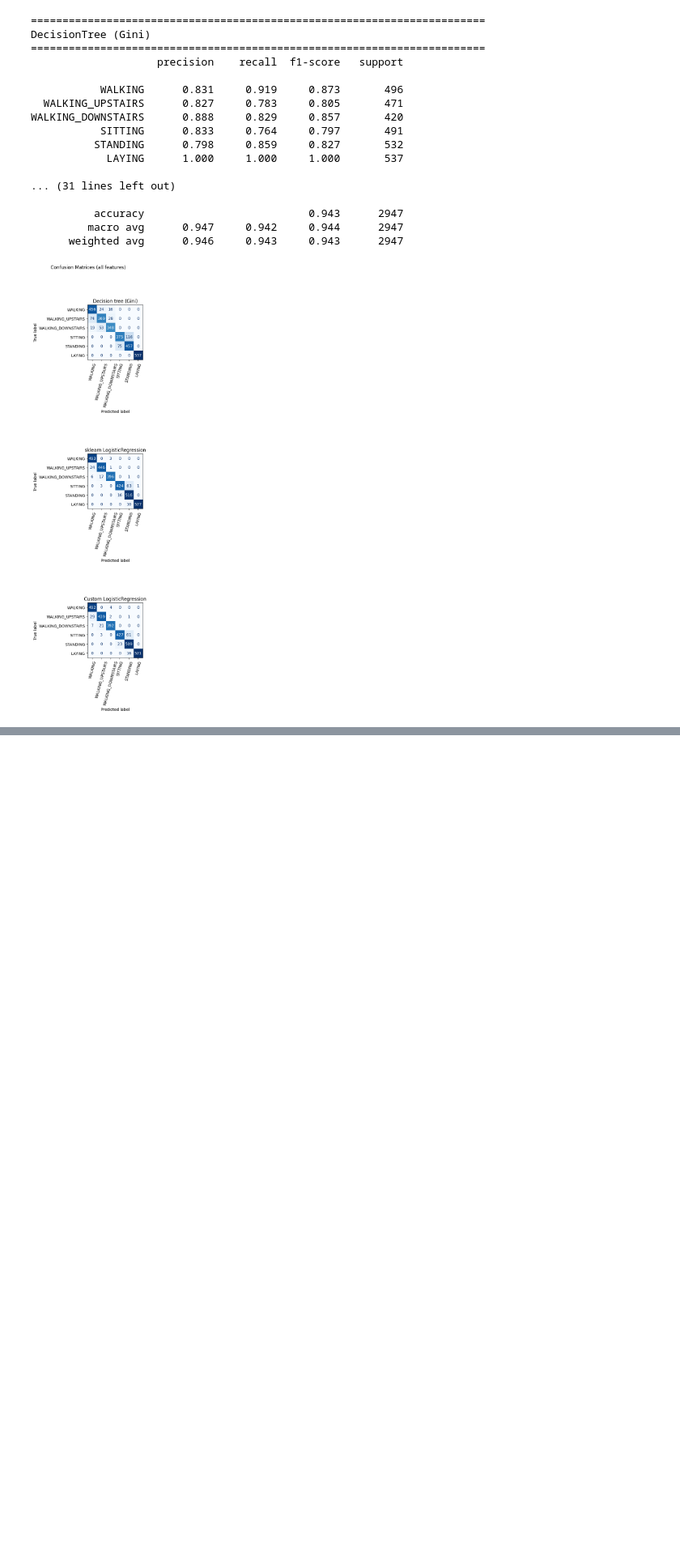
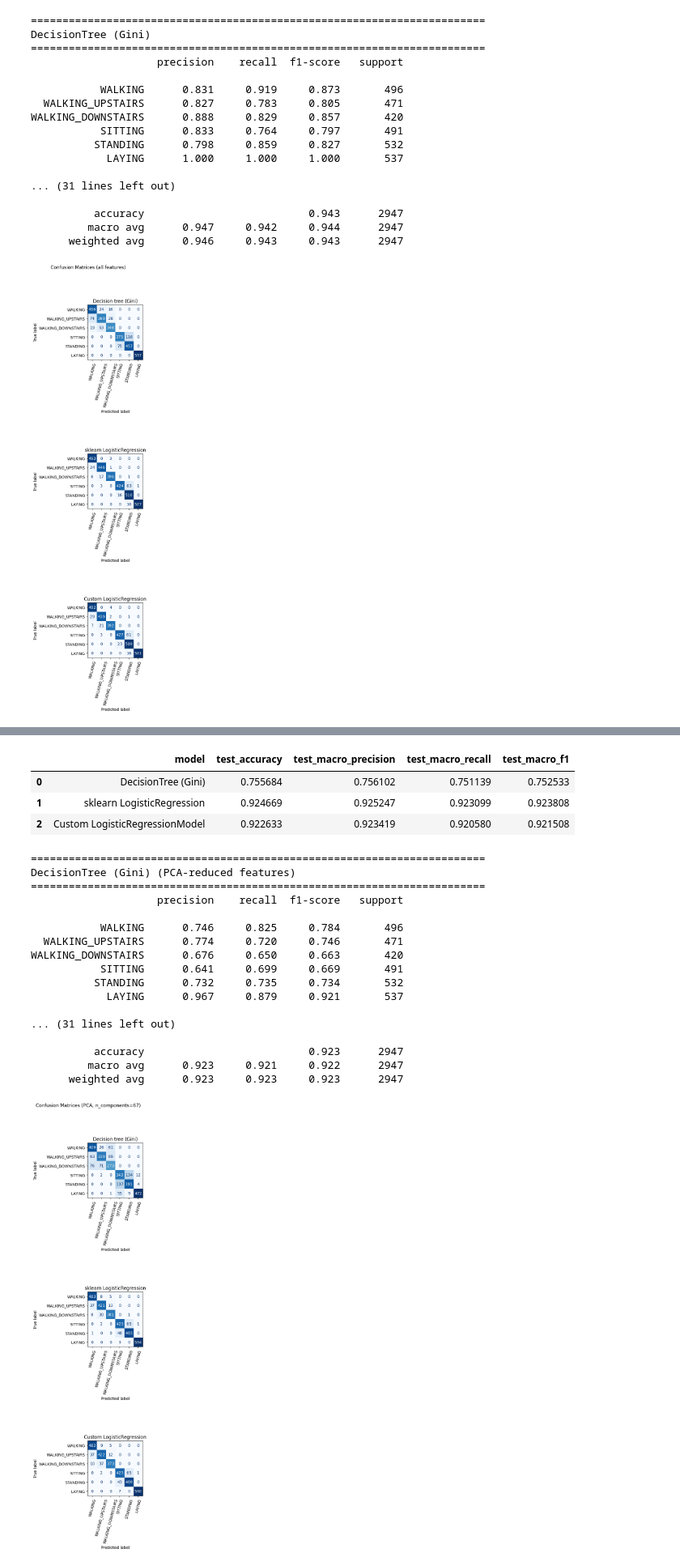
Before and after one commit to rominaba/motion-intent-recognition-for-assistive-robotics, a Jupyter notebook: notebooks/baseline.ipynb, the cells around one changed output, grey strips where cells are left out. Shown at 81% size. Drawn from its saved outputs; the diff is of its cells as text; code cells hidden in the pictures; blank space fills up the shorter version.

```diff
--- a/notebooks/baseline.ipynb
+++ b/notebooks/baseline.ipynb
@@ -157,0 +202,77 @@ WALKING_DOWNSTAIRS      0.888     0.829     0.857       420
+# %%
+comparison_rows_pca = []
+dt_clf_p = DecisionTreeClassifier(criterion="gini", random_state=RANDOM_STATE)
+dt_clf_p.fit(X_train_p, y_train_enc)
+pred_dt_p = dt_clf_p.predict(X_test_p)
+comparison_rows_pca.append(metrics_row("DecisionTree (Gini)", y_test_enc, pred_dt_p))
+
+lr_sklearn_p = SklearnLogisticRegression(solver="sag", max_iter=max_iter, random_state=RANDOM_STATE)
+lr_sklearn_p.fit(X_train_p, y_train_enc)
+pred_lr_sk_p = lr_sklearn_p.predict(X_test_p)
+comparison_rows_pca.append(metrics_row("sklearn LogisticRegression", y_test_enc, pred_lr_sk_p))
+
+model_p = LogisticRegressionModel(random_state=RANDOM_STATE, max_iter=max_iter)
+model_p.fit(X_train_p, y_train_enc, learning_rate=learning_rate)
+pred_p = model_p.predict(X_test_p)
+comparison_rows_pca.append(metrics_row("Custom LogisticRegressionModel", y_test_enc, pred_p))
+
+comparison_df_pca = pd.DataFrame(comparison_rows_pca)
+display(comparison_df_pca)
+# %% [output]
+|  | model | test_accuracy | test_macro_precision | test_macro_recall | test_macro_f1 |
+| 0 | DecisionTree (Gini) | 0.755684 | 0.756102 | 0.751139 | 0.752533 |
+| 1 | sklearn LogisticRegression | 0.924669 | 0.925247 | 0.923099 | 0.923808 |
+| 2 | Custom LogisticRegressionModel | 0.922633 | 0.923419 | 0.920580 | 0.921508 |
+# %%
+label_order = activity_labels["activity_name"].to_list()
+
+for name, y_hat in [
+    ("DecisionTree (Gini)", pred_dt_p),
+    ("sklearn LogisticRegression", pred_lr_sk_p),
+    ("Custom LogisticRegressionModel", pred_p),
+]:
+    print("=" * 72)
+    print(name, "(PCA-reduced features)")
+    print("=" * 72)
+    print(classification_report(y_test_enc, y_hat, target_names=target_names, digits=3))
+
+fig, axes = plt.subplots(3, 1, figsize=(4, 16), constrained_layout=True)
+for ax, (title, y_hat) in zip(
+    axes,
+    [
+        ("Decision tree (Gini)", pred_dt_p),
+        ("sklearn LogisticRegression", pred_lr_sk_p),
+        ("Custom LogisticRegression", pred_p),
+    ],
+):
+    cm = confusion_matrix(y_test_enc, y_hat)
+    disp = metrics.ConfusionMatrixDisplay(
+        confusion_matrix=cm, display_labels=label_order
+    )
+    disp.plot(ax=ax, cmap="Blues", values_format="d", colorbar=False)
+    ax.set_title(title)
+    plt.setp(ax.get_xticklabels(), rotation=75)
+plt.suptitle(
+    "Confusion Matrices (PCA, n_components=%d)" % pca_meta["n_components"],
+    y=1.02,
+)
+plt.show()
+# %% [output]
+========================================================================
+DecisionTree (Gini) (PCA-reduced features)
+========================================================================
+                    precision    recall  f1-score   support
+
+           WALKING      0.746     0.825     0.784       496
+  WALKING_UPSTAIRS      0.774     0.720     0.746       471
+WALKING_DOWNSTAIRS      0.676     0.650     0.663       420
+           SITTING      0.641     0.699     0.669       491
+          STANDING      0.732     0.735     0.734       532
+            LAYING      0.967     0.879     0.921       537
+
+... (31 lines left out)
+
+          accuracy                          0.923      2947
+         macro avg      0.923     0.921     0.922      2947
+      weighted avg      0.923     0.923     0.923      2947
+[figure, added]
```
Also changed, not shown: parts of 4 cells of this notebook, 2 other files.
